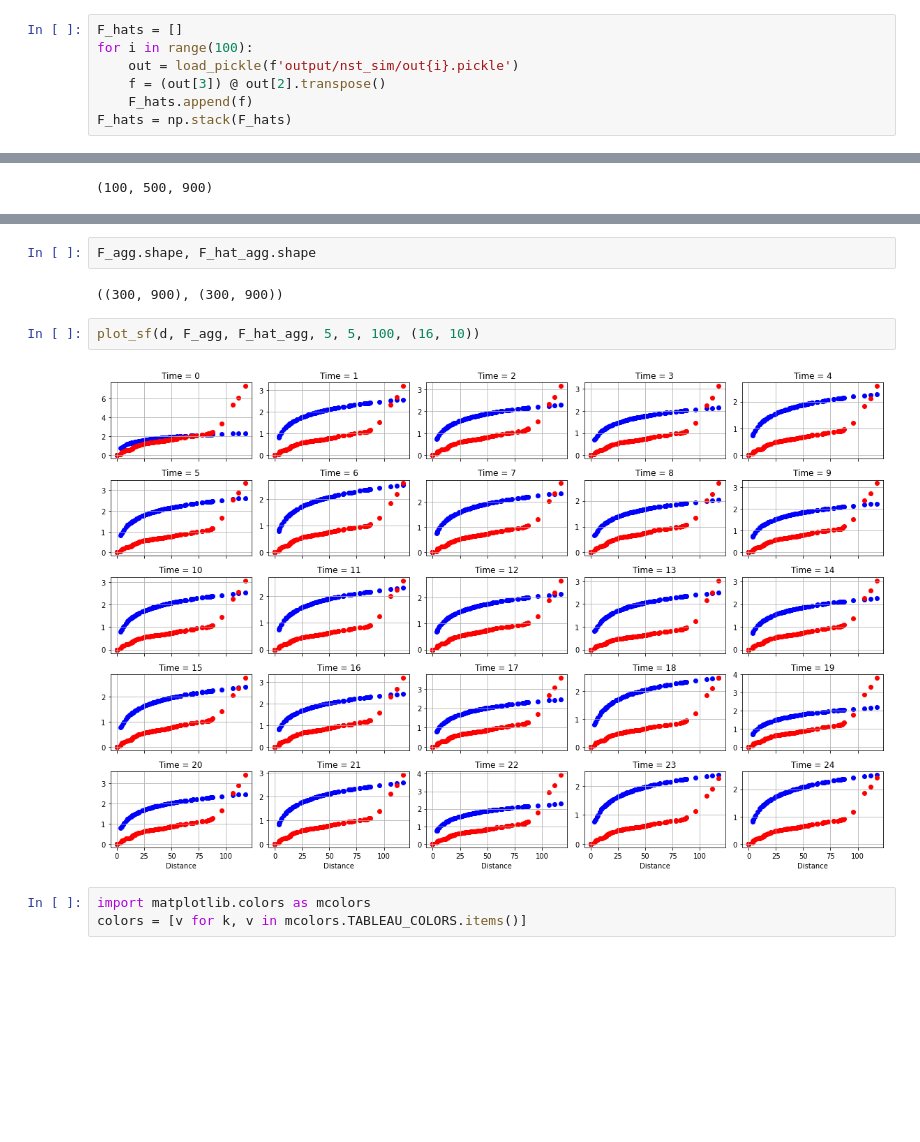
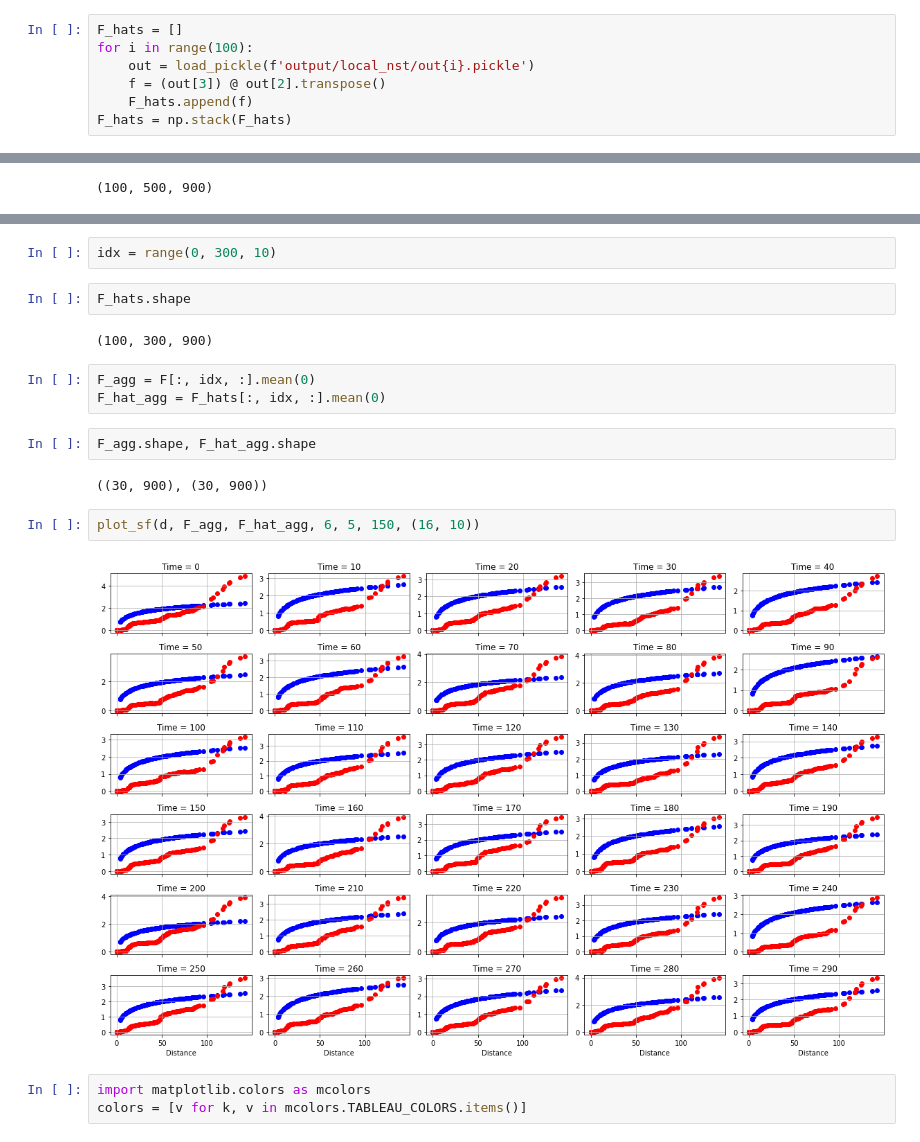
Before and after one commit to isVy08/ESTF, a Jupyter notebook: viz.ipynb, the cells around one changed output, grey strips where cells are left out. Saved outputs shown, nothing was run; the diff lists cells and outputs as text; blank space fills up the shorter version.

```diff
--- a/viz.ipynb
+++ b/viz.ipynb
@@ -148,13 +148,13 @@ plt.show()
 plot_forecast(out[0], out[1], 6, 5, 300, 500, (16,7))
 # %% [markdown]
 ## 2. Shape function
-# %%
-F_hats = []
-for i in range(100):
-    out = load_pickle(f'output/nst_sim/out{i}.pickle')
-    f = (out[3]) @ out[2].transpose()
-    F_hats.append(f)
-F_hats = np.stack(F_hats)
+# %%
+F_hats = []
+for i in range(100):
+    out = load_pickle(f'output/local_nst/out{i}.pickle')
+    f = (out[3]) @ out[2].transpose()
+    F_hats.append(f)
+F_hats = np.stack(F_hats)
 # %%
 F = np.expand_dims(alphas, -1) @ np.log(d+1).reshape(1, -1)
 F.shape
@@ -166,11 +163,20 @@ F_hat_agg = F_hats.mean(0)
-# %%
-F_agg.shape, F_hat_agg.shape
-# %% [output]
-((300, 900), (300, 900))
+# %%
+idx = range(0, 300, 10)
+# %%
+F_hats.shape
+# %% [output]
+(100, 300, 900)
+# %%
+F_agg = F[:, idx, :].mean(0)
+F_hat_agg = F_hats[:, idx, :].mean(0)
+# %%
+F_agg.shape, F_hat_agg.shape
+# %% [output]
+((30, 900), (30, 900))
 # %%
-plot_sf(d, F_agg, F_hat_agg, 5, 5, 100, (16, 10))
+plot_sf(d, F_agg, F_hat_agg, 6, 5, 150, (16, 10))
 # %% [output]
-[figure, old version]
+[figure, new version]
 # %%
 import matplotlib.colors as mcolors
 colors = [v for k, v in mcolors.TABLEAU_COLORS.items()]
```
Also changed, not shown: parts of 4 cells of this notebook, 2 other files.
